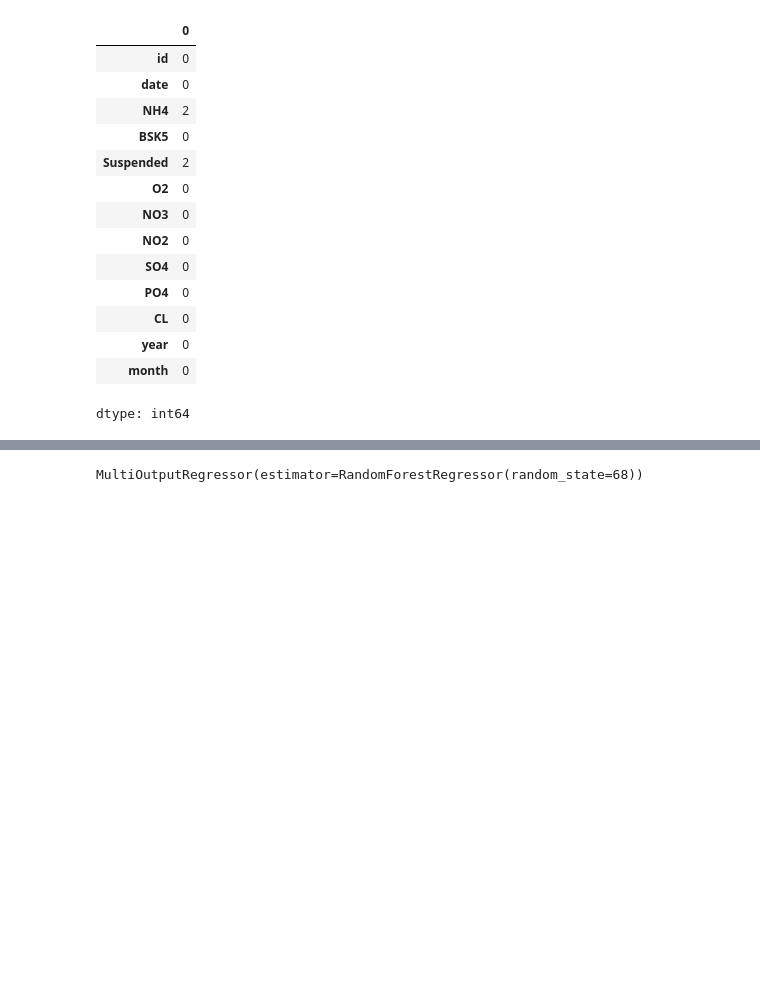
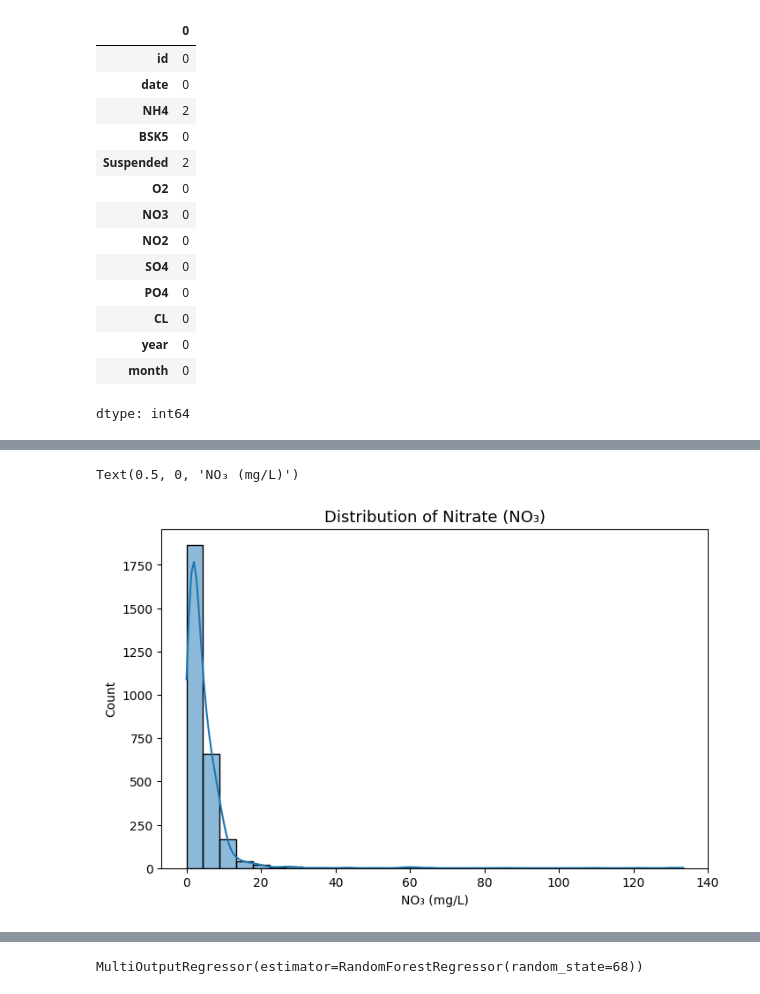
Before and after one commit to Manvi-bit-tech/Water_Quality_Analysis_AICTE, a Jupyter notebook: water_quality_analysis.ipynb, the cells around one changed output, grey strips where cells are left out. Cells and saved outputs as stored; diff of their text form; code cells hidden in the pictures; blank space fills up the shorter version.

```diff
--- a/water_quality_analysis.ipynb
+++ b/water_quality_analysis.ipynb
@@ -197,0 +219,8 @@ dtype: int64
+# %%
+plt.figure(figsize=(8, 5))
+sns.histplot(df['NO3'], bins=30, kde=True)
+plt.title("Distribution of Nitrate (NO₃)", fontsize=13)
+plt.xlabel("NO₃ (mg/L)")
+# %% [output]
+Text(0.5, 0, 'NO₃ (mg/L)')
+[figure, added]
```
Also changed, not shown: parts of 23 cells of this notebook, 9 other files.
